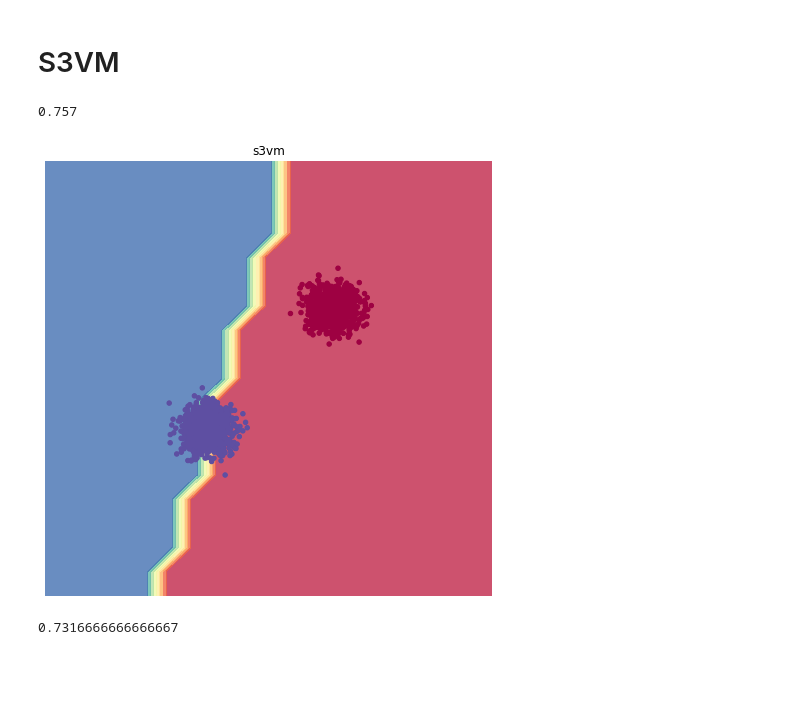
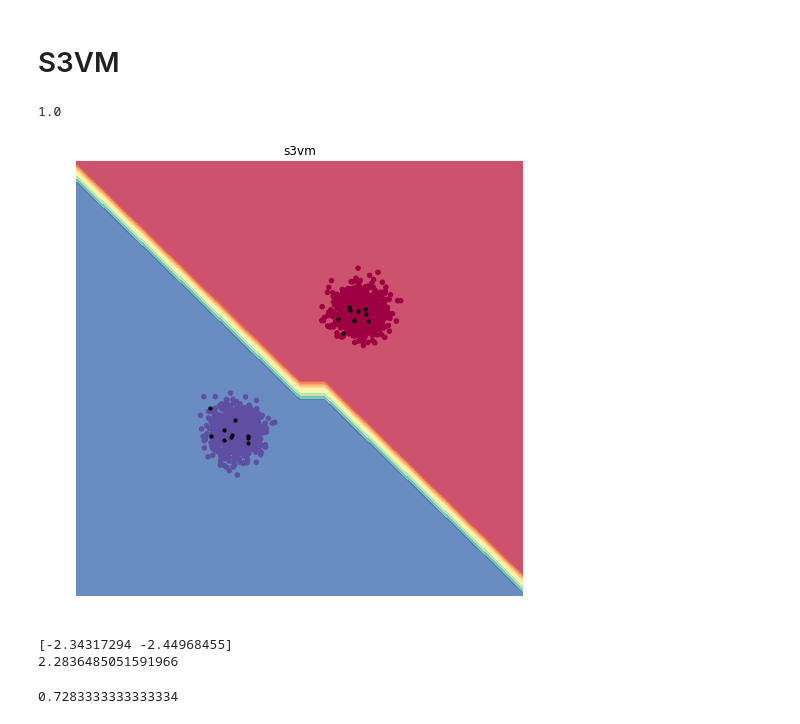
Before and after one commit to Raphael-LASRY/Machine-Learning, a Jupyter notebook: ml_project.ipynb, the cells around one changed output. Cells and saved outputs as stored; diff of their text form; code cells hidden in the pictures; blank space fills up the shorter version.

```diff
--- a/ml_project.ipynb
+++ b/ml_project.ipynb
@@ -198,6 +224,8 @@ class S3VMClassifier():
         for gamma in tqdm(gamma_list):
             self.minimize(gamma, epochs)
 
+        self.b = self.w[0]
+        self.w = self.w[1:]
     def predict(self, X):
         """
             Predict the value of Y (0 or 1).
@@ -316,37 +344,47 @@ import matplotlib.pyplot as plt
 n = 1000
 m = 100
 sigma = 0.01
 
 x = np.concatenate(
     (np.random.multivariate_normal([0,0], [[sigma, 0], [0, sigma]], n),
      np.random.multivariate_normal([1,1], [[sigma, 0], [0, sigma]], n))
 )
 
 y = np.concatenate((np.ones(n), -np.ones(n)))
 
 x_ = np.concatenate(
     (np.random.multivariate_normal([0,0], [[sigma, 0], [0, sigma]], m),
      np.random.multivariate_normal([1,1], [[sigma, 0], [0, sigma]], m))
 )
 
+mat = PolynomialFeatures(1)
+x1 = mat.fit_transform(x)
+x1_ = mat.fit_transform(x_)
+
 # s3vm = SAGClassifier()
 # s3vm.fit(x, y)
 
 s3vm = S3VMClassifier()
-s3vm.fit(x, y, x_)
+s3vm.fit(x1, y, x1_, epochs = 5)
 print(s3vm.accuracy(x, y))
 
 fig, ax = plt.subplots(figsize=(8,8))
 plot_contours(ax, s3vm, x, y, alpha=0.8)
 ax.scatter(x[:, 0], x[:, 1], c=y, s=10, cmap=plt.cm.Spectral)
-# ax.scatter(x_[:, 0], x_[:, 1], c='black', s=10)
+ax.scatter(x_[:, 0], x_[:, 1], c='black', s=10)
 ax.set_title("s3vm")
 # ax.set_title("sagc")
 
 plt.show()
 # %% [output]
-0.757
+1.0
-[figure, old version]
+[figure, new version]
+# %%
+print(s3vm.w)
+print(s3vm.b)
+# %% [output]
+[-2.34317294 -2.44968455]
+2.2836485051591966
 # %%
 s3vm = S3VMClassifier()
 
@@ -355,12 +393,12 @@ s3vm = S3VMClassifier()
 #          vectors_train[int(0.75 * vectors_train.shape[0]):, :])
 # print(s3vm.accuracy(vectors_test, newsgroups_test))
 
-proportion = 0.5
+proportion = 0.1
 nb_labelled = int(proportion * X_train.shape[0])
 s3vm.fit(X_train[:nb_labelled, :], Y_train[:nb_labelled], X_train[nb_labelled:, :])
 print(s3vm.accuracy(X_test, Y_test))
 # %% [output]
-0.7316666666666667
+0.7283333333333334
 # %%
 # Y = s3vm.predict(X_test)
 # print(*zip(Y.astype(int), Y_test))
```
Also changed, not shown: parts of 7 cells of this notebook.
